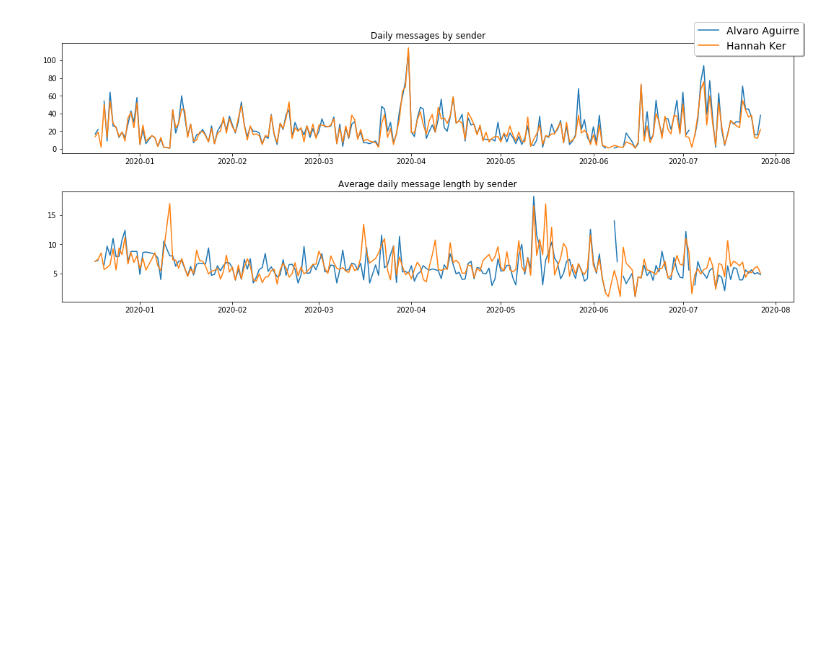
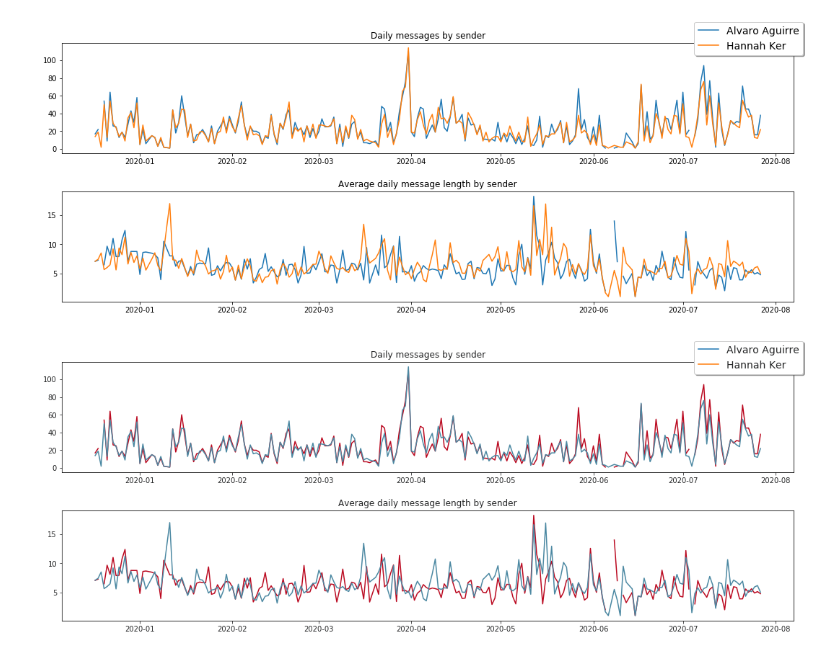
Before and after one commit to alvaroaguirre/Projects, a Jupyter notebook: Whatsapp/whatsapp.ipynb, the cells around one changed output. Saved outputs shown, nothing was run; the diff lists cells and outputs as text; code cells hidden in the pictures; blank space fills up the shorter version.

Commit message:
new colors

```diff
--- a/Whatsapp/whatsapp.ipynb
+++ b/Whatsapp/whatsapp.ipynb
@@ -238,3 +240,24 @@ fig.legend(handles, labels, loc='best', fontsize = 14, shadow = True);
 plt.savefig("whatsapp.png");
 # %% [output]
 [figure]
+# %%
+# SVG
+
+COLOR = '#252627'
+mpl.rcParams['text.color'] = COLOR
+mpl.rcParams['axes.labelcolor'] = COLOR
+mpl.rcParams['xtick.color'] = COLOR
+mpl.rcParams['ytick.color'] = COLOR
+mpl.rcParams['axes.prop_cycle'] = mpl.cycler(color=['#BB0A21', '#4B88A2', '#D3D4D9'])
+
+fig, (ax1, ax2) = plt.subplots(2, 1, figsize=(15,6))
+ax1.plot(txt.groupby(['date', 'sender']).count()['text'].unstack());
+ax1.set_title("Daily messages by sender");
+ax2.plot(txt.groupby(['date', 'sender'])['length'].mean().unstack());
+ax2.set_title("Average daily message length by sender");
+fig.tight_layout(pad=2)
+handles, labels = ax.get_legend_handles_labels()
+fig.legend(handles, labels, loc='best', fontsize = 14, shadow = True);
+plt.savefig("whatsapp.svg", transparent=True);
+# %% [output]
+[figure, added]
```
Also changed, not shown: parts of 3 cells of this notebook, 1 other file.
